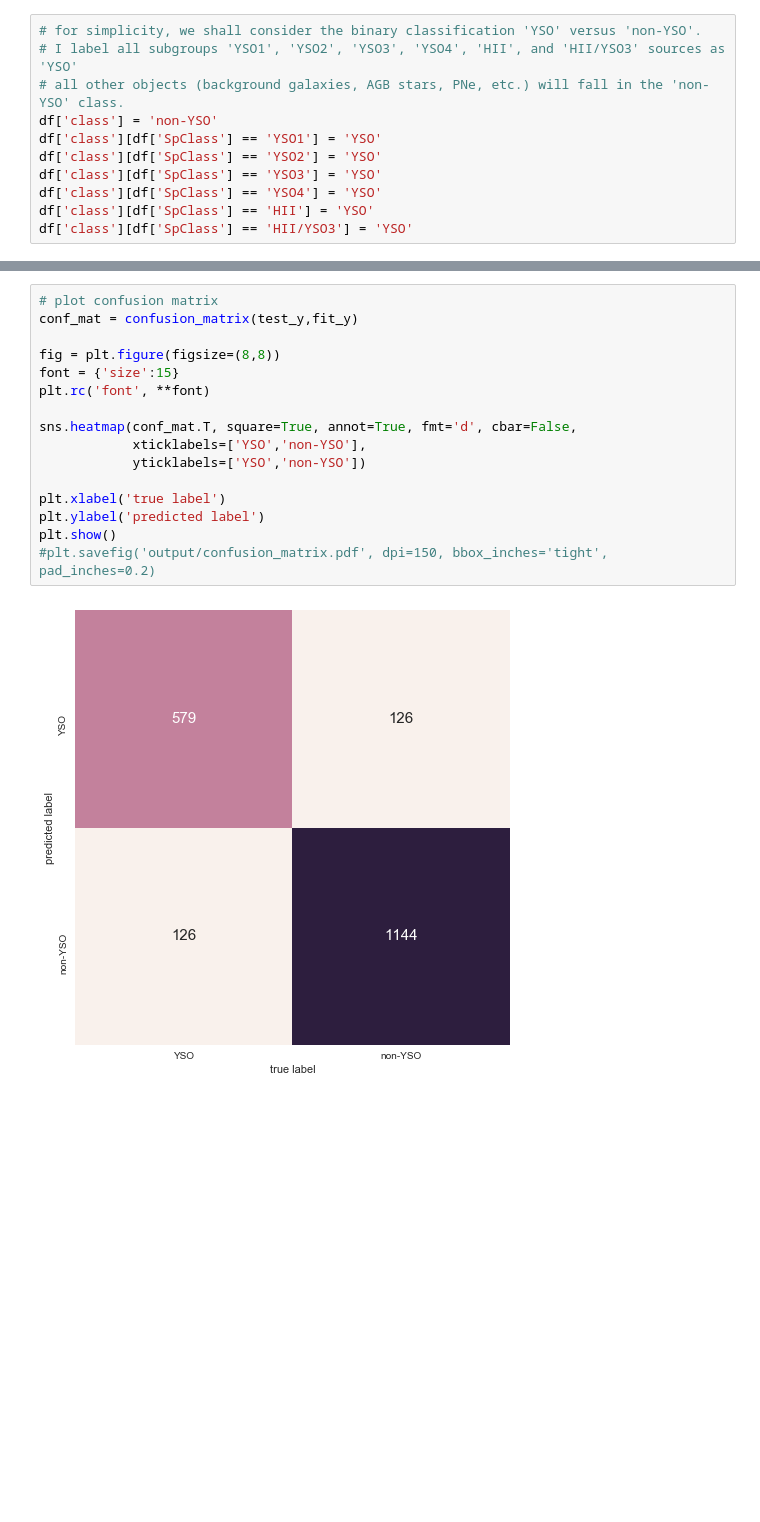
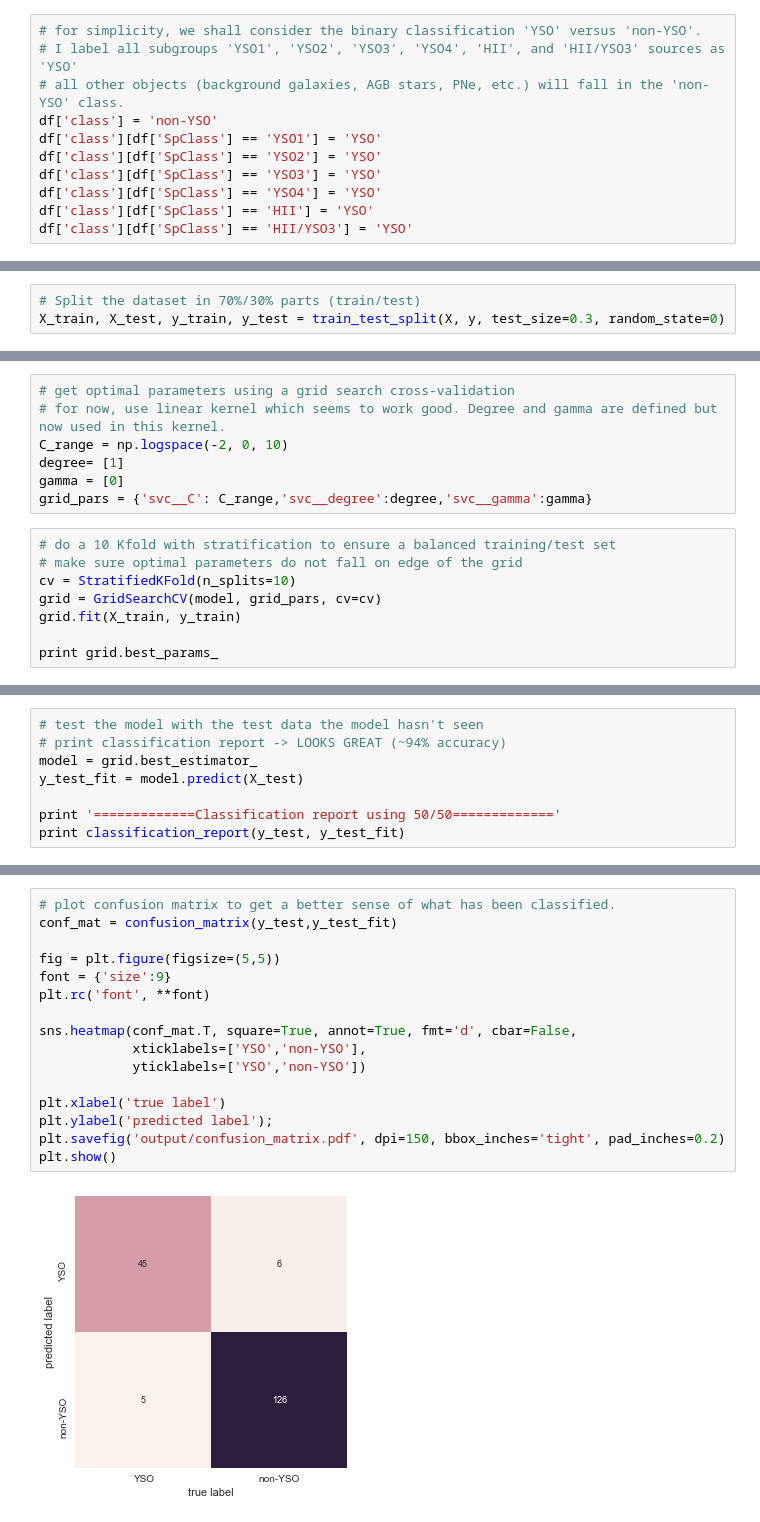
Before and after one commit to bramochsendorf/ml_yso, a Jupyter notebook: svm.ipynb, the cells around one changed output, grey strips where cells are left out. Saved outputs shown, nothing was run; the diff lists cells and outputs as text; blank space fills up the shorter version.

```diff
--- a/svm.ipynb
+++ b/svm.ipynb
@@ -110,0 +50,3 @@ avg / total       0.87      0.87      0.87      1975
+# %%
+# Split the dataset in 70%/30% parts (train/test)
+X_train, X_test, y_train, y_test = train_test_split(X, y, test_size=0.3, random_state=0)
@@ -110,0 +65,15 @@ avg / total       0.87      0.87      0.87      1975
+# %%
+# get optimal parameters using a grid search cross-validation
+# for now, use linear kernel which seems to work good. Degree and gamma are defined but now used in this kernel.
+C_range = np.logspace(-2, 0, 10)
+degree= [1]
+gamma = [0]
+grid_pars = {'svc__C': C_range,'svc__degree':degree,'svc__gamma':gamma}
+# %%
+# do a 10 Kfold with stratification to ensure a balanced training/test set
+# make sure optimal parameters do not fall on edge of the grid
+cv = StratifiedKFold(n_splits=10)
+grid = GridSearchCV(model, grid_pars, cv=cv)
+grid.fit(X_train, y_train)
+
+print grid.best_params_
@@ -110,0 +87,8 @@ avg / total       0.87      0.87      0.87      1975
+# %%
+# test the model with the test data the model hasn't seen
+# print classification report -> LOOKS GREAT (~94% accuracy)
+model = grid.best_estimator_
+y_test_fit = model.predict(X_test)
+
+print '=============Classification report using 50/50============='
+print classification_report(y_test, y_test_fit)
@@ -111,18 +103,18 @@ avg / total       0.87      0.87      0.87      1975
 # %%
-# plot confusion matrix
-conf_mat = confusion_matrix(test_y,fit_y)
+# plot confusion matrix to get a better sense of what has been classified.
+conf_mat = confusion_matrix(y_test,y_test_fit)
 
-fig = plt.figure(figsize=(8,8))
-font = {'size':15}
+fig = plt.figure(figsize=(5,5))
+font = {'size':9}
 plt.rc('font', **font)
 
 sns.heatmap(conf_mat.T, square=True, annot=True, fmt='d', cbar=False,
             xticklabels=['YSO','non-YSO'],
             yticklabels=['YSO','non-YSO'])
 
 plt.xlabel('true label')
-plt.ylabel('predicted label')
+plt.ylabel('predicted label');
+plt.savefig('output/confusion_matrix.pdf', dpi=150, bbox_inches='tight', pad_inches=0.2)
 plt.show()
-#plt.savefig('output/confusion_matrix.pdf', dpi=150, bbox_inches='tight', pad_inches=0.2)
 # %% [output]
-[figure, old version]
+[figure, new version]
```
Also changed, not shown: parts of 18 cells of this notebook, 8 other files.
